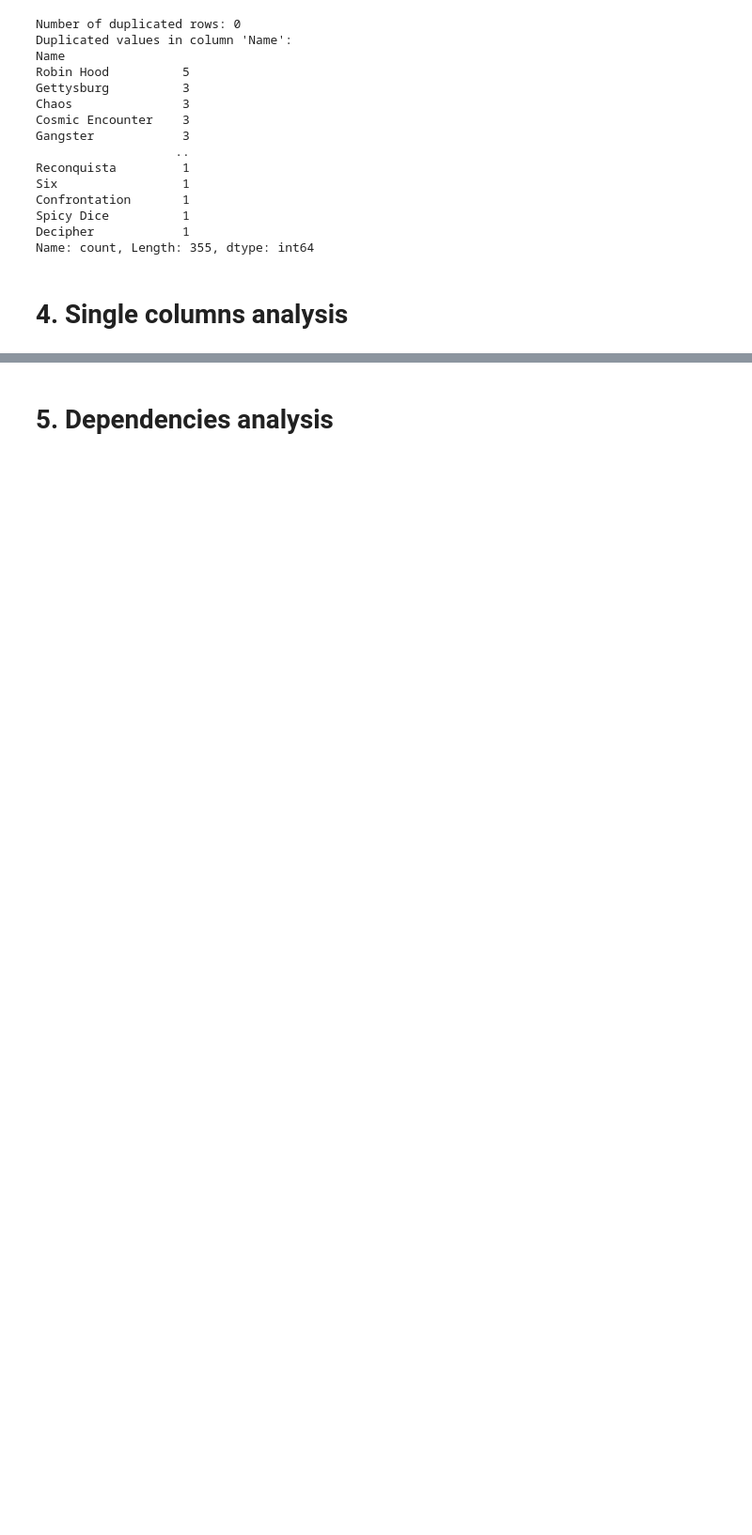
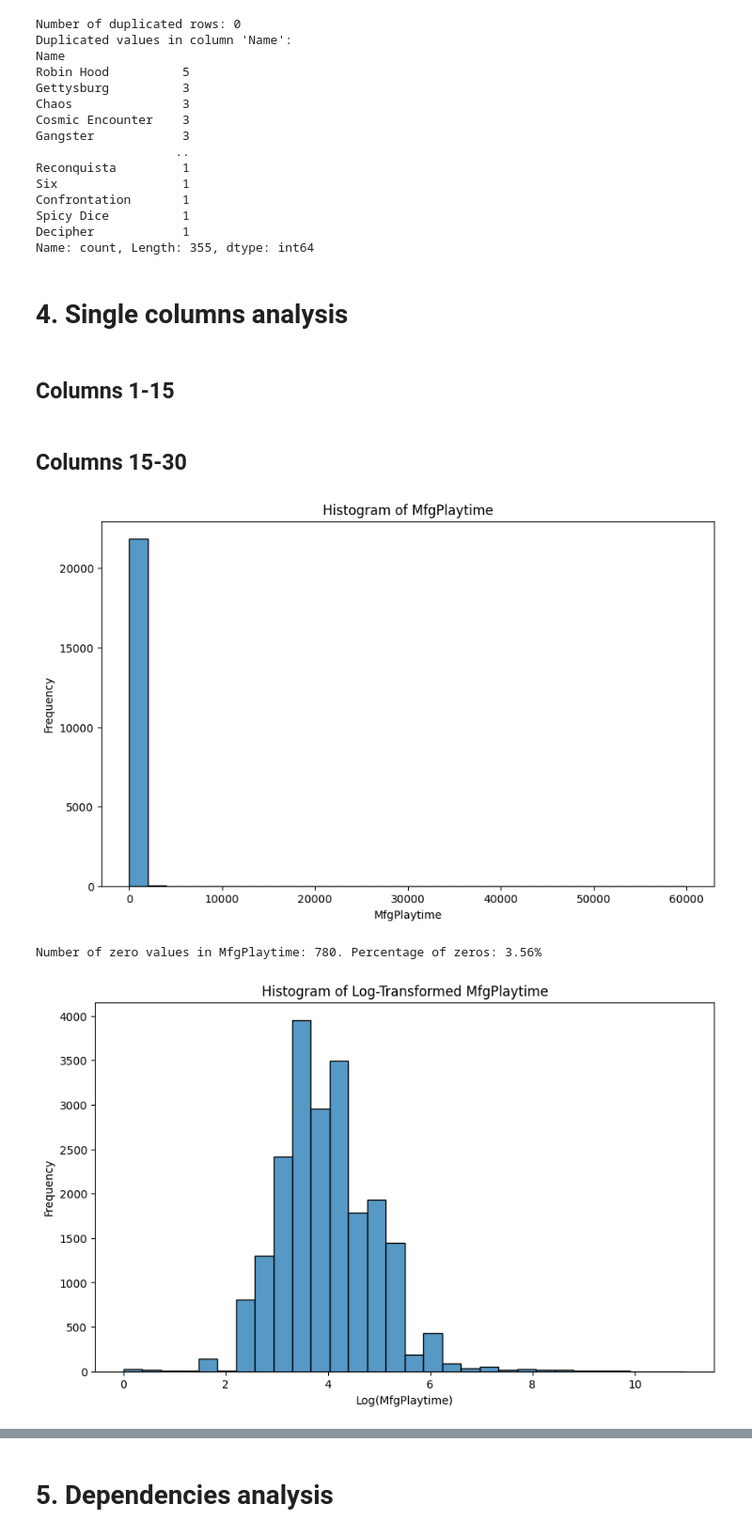
Before and after one commit to leopasq24/DataMining, a Jupyter notebook: data_understanding.ipynb, the cells around one changed output, grey strips where cells are left out. Shown at 94% size. Drawn from its saved outputs; the diff is of its cells as text; code cells hidden in the pictures; blank space fills up the shorter version.

Commit message:
data 15-18 analyzed

```diff
--- a/data_understanding.ipynb
+++ b/data_understanding.ipynb
@@ -123,9 +123,55 @@ Decipher            1
 Name: count, Length: 355, dtype: int64
 # %% [markdown]
 # 4. Single columns analysis
+# %% [markdown]
+## Columns 1-15
 # %%
 # columns 1-15 -> Andre
 columns_1_15 = df.columns[1:16]
+# %% [markdown]
+## Columns 15-30
 # %%
 # columns 15-30 -> Leo
 columns_15_30 = df.columns[16:31]
+# %%
+# Manufacturer Stated Play Time statistics analysis
+mfgplaytime = df["MfgPlaytime"]
+# histogram
+plt.figure(figsize=(10, 6))
+sns.histplot(mfgplaytime, bins=30)
+plt.title('Histogram of MfgPlaytime')
+plt.xlabel('MfgPlaytime')
+plt.ylabel('Frequency')
+plt.show()
+# logarithmic transformation
+zeros_mfgplaytime = (mfgplaytime == 0).sum()
+# possible zero values as default entries
+print(f"Number of zero values in MfgPlaytime: {zeros_mfgplaytime}. Percentage of zeros: {zeros_mfgplaytime / len(mfgplaytime) * 100:.2f}%")
+mfgplaytime_no_zeros = mfgplaytime[mfgplaytime > 0]
+mfgplaytime_log = np.log(mfgplaytime_no_zeros)
+# histogram of log-transformed data
+plt.figure(figsize=(10, 6))
+sns.histplot(mfgplaytime_log, bins=30)
+plt.title('Histogram of Log-Transformed MfgPlaytime')
+plt.xlabel('Log(MfgPlaytime)')
+plt.ylabel('Frequency')
+plt.show()
+# boxplot
+plt.figure(figsize=(10, 6))
+sns.boxplot(x=mfgplaytime_log)
+plt.title('Boxplot of MfgPlaytime')
+plt.xlabel('MfgPlaytime')
+plt.show()
+# outliers detection
+Q1 = mfgplaytime_log.quantile(0.25)
+Q3 = mfgplaytime_log.quantile(0.75)
+IQR = Q3 - Q1
+lower_bound = Q1 - 1.5 * IQR
+upper_bound = Q3 + 1.5 * IQR
+outliers = mfgplaytime_log[(mfgplaytime_log < lower_bound) | (mfgplaytime_log > upper_bound)]
+print(f"Number of outliers in MfgPlaytime: {len(outliers)}")
+print(outliers)
+# %% [output]
+[figure, added]
+Number of zero values in MfgPlaytime: 780. Percentage of zeros: 3.56%
+[figure, added]
```
Also changed, not shown: parts of 11 cells of this notebook.
